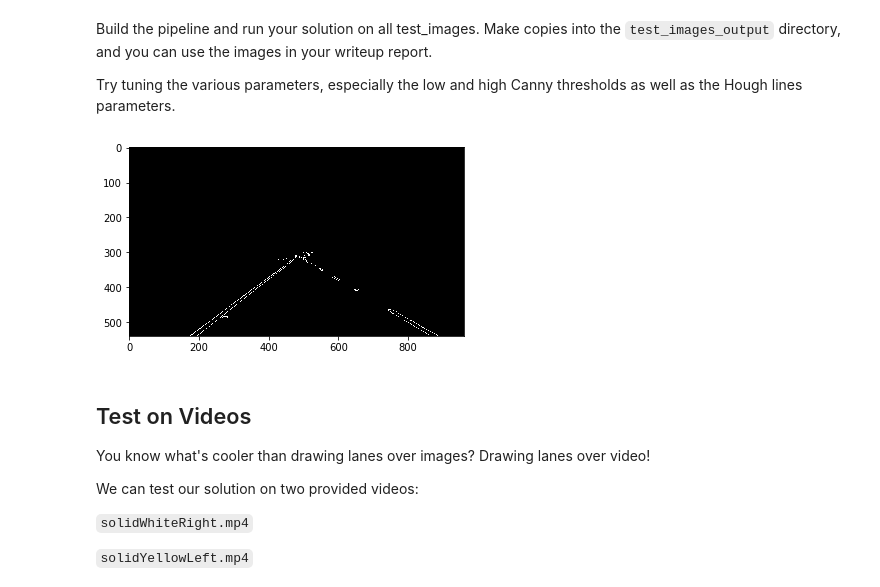
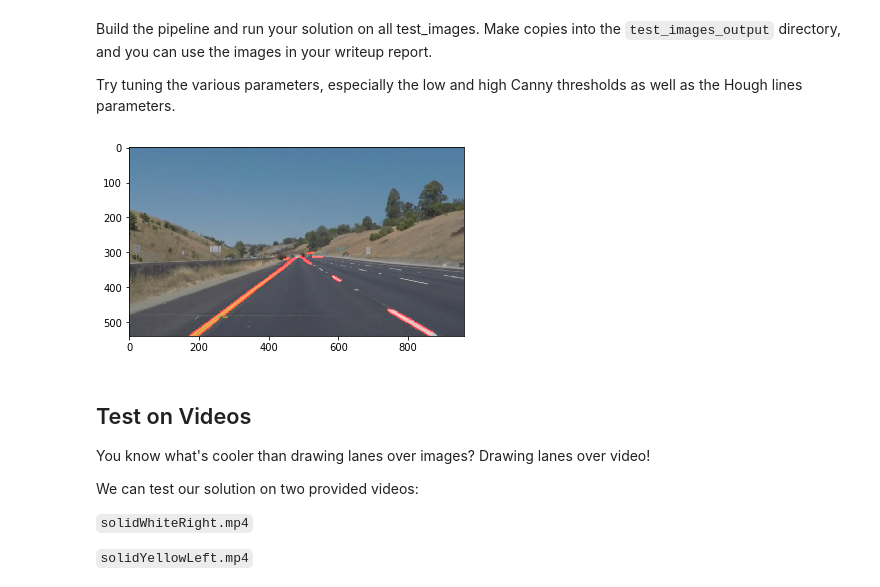
Before and after one commit to martinploom/Self_driving_car_nd_project_1, a Jupyter notebook: P1.ipynb, the cells around one changed output. Cells and saved outputs as stored; diff of their text form; code cells hidden in the pictures.

Commit message:
Testing images in writeup

```diff
--- a/P1.ipynb
+++ b/P1.ipynb
@@ -151,6 +151,8 @@ def draw_lines(img, lines, color=[255, 0, 0], thickness=5):
 
     for line in lines:
         for x1,y1,x2,y2 in line:
+            cv2.line(img, (int(x1), y1), (int(x2), y2), color, thickness)
+    """
             slope = (y2-y1) / (x2-x1)
             if ((slope > 0.5) and (slope < 0.9)): # Right lane line check
                 m_right.append(slope)
@@ -212,6 +214,8 @@ def draw_lines(img, lines, color=[255, 0, 0], thickness=5):
     #print ("Right m: " + str(avg_m_right))
     #print ("Left m: " + str(avg_m_left))
 
+    """
+
 def hough_lines(img, rho, theta, threshold, min_line_len, max_line_gap):
     """
     `img` should be the output of a Canny transform.
@@ -311,36 +315,36 @@ hough_threshold = 1
 hough_min_line_len = 15
 hough_max_line_gap = 5
 
 for file in files:
     img = mpimg.imread("test_images/" + file)
 
     #print("Image " + file + " is: ", type(img), " with dimensions: \t", img.shape)
     #plt.imshow(img)
 
     gray = grayscale(img)
     #plt.imshow(gray, cmap = 'gray')
 
     blur = gaussian_blur(gray, blur_kernel)
     #plt.imshow(blur, cmap = 'gray')
 
     edges = canny(blur, canny_low_threshold, canny_high_threshold)
     #plt.imshow(edges, cmap = 'gray')
 
     masked = region_of_interest(edges, vertices)
-    plt.imshow(masked, cmap = 'gray')
+    #plt.imshow(masked, cmap = 'gray')
 
     lines = hough_lines(masked, hough_rho, hough_theta, hough_threshold,
                         hough_min_line_len, hough_max_line_gap)
     #plt.imshow(lines, cmap = 'gray')
 
     final = weighted_img(lines, img, 0.8, 1., 0.)
-    #plt.imshow(final)
+    plt.imshow(final)
 
     output = cv2.cvtColor(final, cv2.COLOR_BGR2RGB)
 
     cv2.imwrite("test_images_output/" + file, output)
 # %% [output]
-[figure, old version]
+[figure, new version]
 # %% [markdown]
 ## Test on Videos
 
```
Also changed, not shown: 9 other files.
